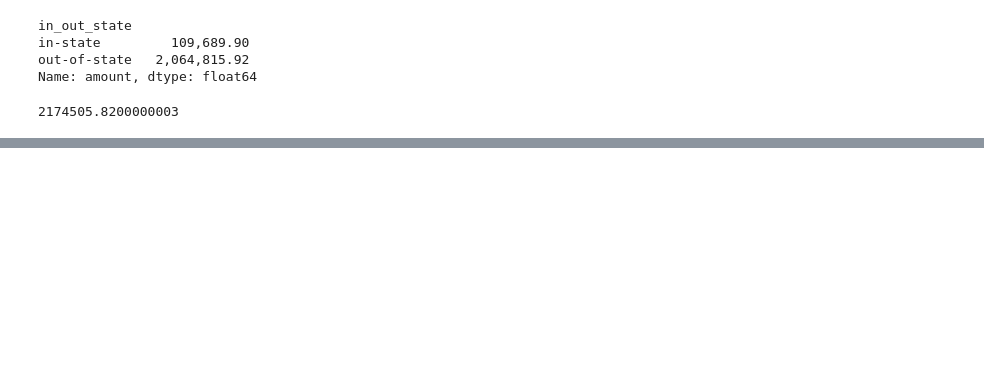
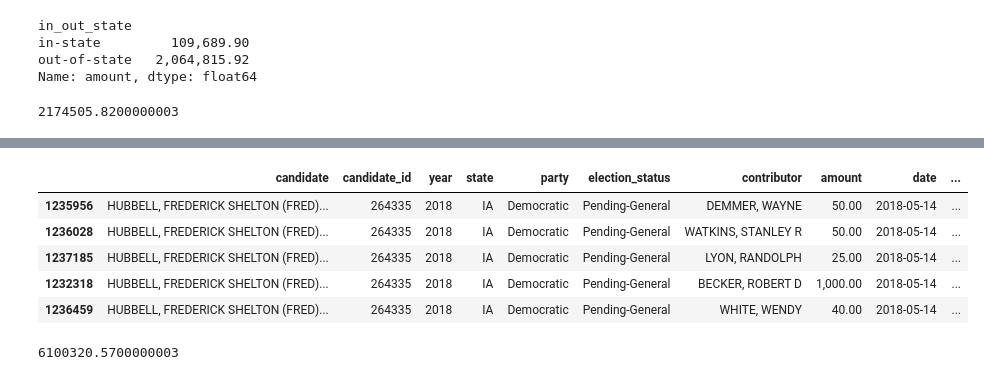
Before and after one commit to PublicI/out-of-state-contribs, a Jupyter notebook: candidates-analysis.ipynb, the cells around one changed output, grey strips where cells are left out. Drawn from its saved outputs; the diff is of its cells as text; code cells hidden in the pictures; blank space fills up the shorter version.

```diff
--- a/candidates-analysis.ipynb
+++ b/candidates-analysis.ipynb
@@ -167,0 +245,13 @@ contributions_by_candidate.to_excel("data/contributions_by_candidate.xlsx", inde
+# %%
+hubbell_primary_contributions.sort_values("date", ascending=False).head()
+# %% [output]
+|  | candidate | candidate_id | year | state | party | election_status | contributor | amount | date | ... |
+| 1235956 | HUBBELL, FREDERICK SHELTON (FRED)... | 264335 | 2018 | IA | Democratic | Pending-General | DEMMER, WAYNE | 50.00 | 2018-05-14 | ... |
+| 1236028 | HUBBELL, FREDERICK SHELTON (FRED)... | 264335 | 2018 | IA | Democratic | Pending-General | WATKINS, STANLEY R | 50.00 | 2018-05-14 | ... |
+| 1237185 | HUBBELL, FREDERICK SHELTON (FRED)... | 264335 | 2018 | IA | Democratic | Pending-General | LYON, RANDOLPH | 25.00 | 2018-05-14 | ... |
+| 1232318 | HUBBELL, FREDERICK SHELTON (FRED)... | 264335 | 2018 | IA | Democratic | Pending-General | BECKER, ROBERT D | 1,000.00 | 2018-05-14 | ... |
+| 1236459 | HUBBELL, FREDERICK SHELTON (FRED)... | 264335 | 2018 | IA | Democratic | Pending-General | WHITE, WENDY | 40.00 | 2018-05-14 | ... |
+# %%
+hubbell_primary_contributions["amount"].sum()
+# %% [output]
+6100320.5700000003
```
Also changed, not shown: parts of 21 cells of this notebook, 3 other files.
